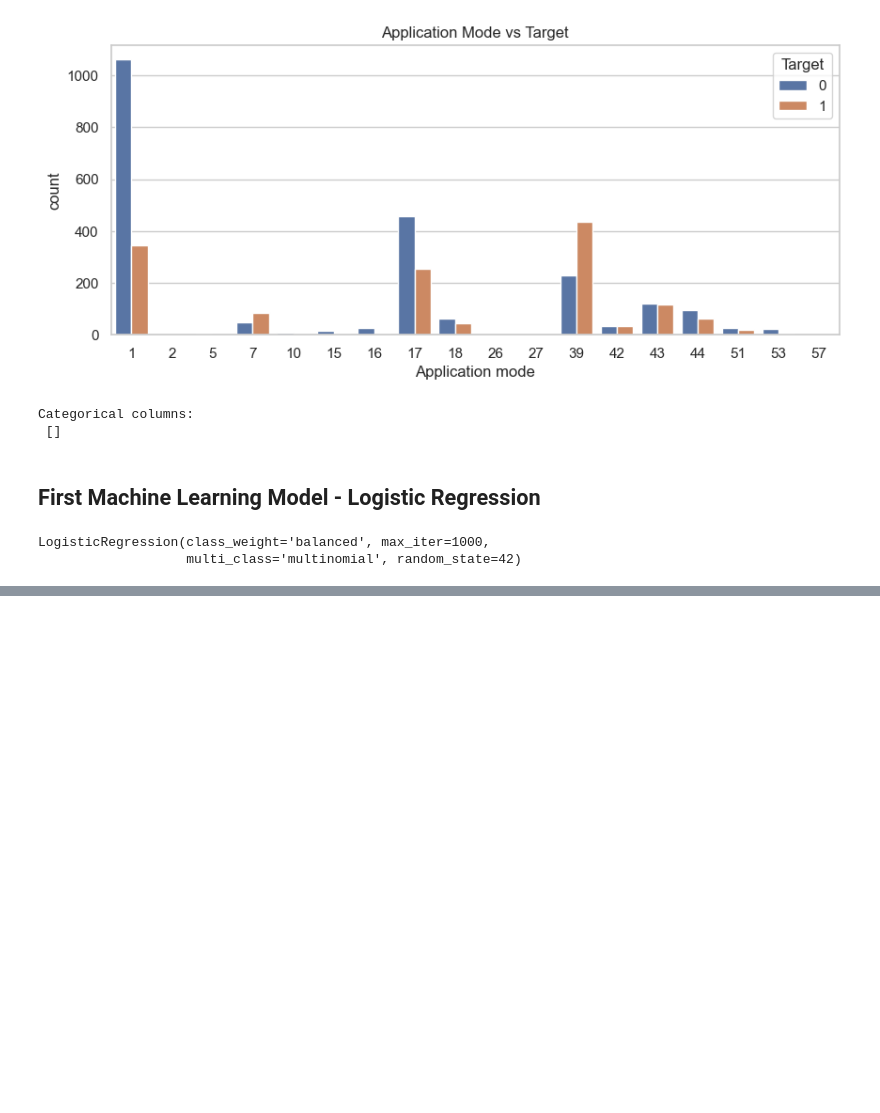
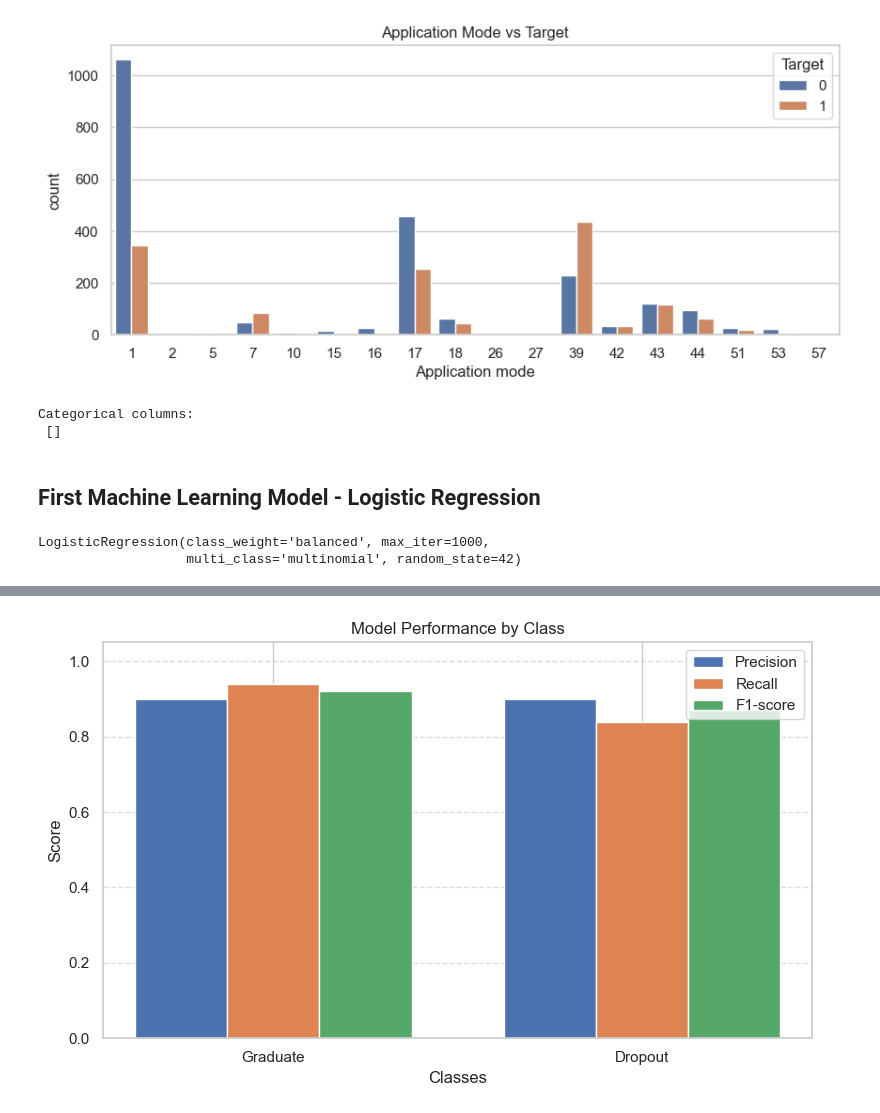
Before and after one commit to BartugKaan/student-dropout-prediction, a Jupyter notebook: notebooks/eda.ipynb, the cells around one changed output, grey strips where cells are left out. Cells and saved outputs as stored; diff of their text form; code cells hidden in the pictures; blank space fills up the shorter version.

```diff
--- a/notebooks/eda.ipynb
+++ b/notebooks/eda.ipynb
@@ -208,0 +387,29 @@ weighted avg       0.90      0.90      0.90       726
+# %%
+# Define the classes for the target variable
+classes = ["Graduate", "Dropout"]
+
+precision = [0.90, 0.90]
+recall = [0.94, 0.84]
+f1 = [0.92, 0.87]
+# %%
+x = np.arange(len(classes))
+width = 0.25
+
+plt.figure(figsize=(8, 5))
+
+plt.bar(x - width, precision, width, label="Precision")
+plt.bar(x, recall, width, label="Recall")
+plt.bar(x + width, f1, width, label="F1-score")
+
+plt.xlabel("Classes")
+plt.ylabel("Score")
+plt.title("Model Performance by Class")
+plt.xticks(x, classes)
+plt.ylim(0, 1.05)
+plt.legend()
+plt.grid(axis='y', linestyle='--', alpha=0.7)
+
+plt.tight_layout()
+plt.show()
+# %% [output]
+[figure, added]
```
Also changed, not shown: parts of 19 cells of this notebook, 1 other file.
